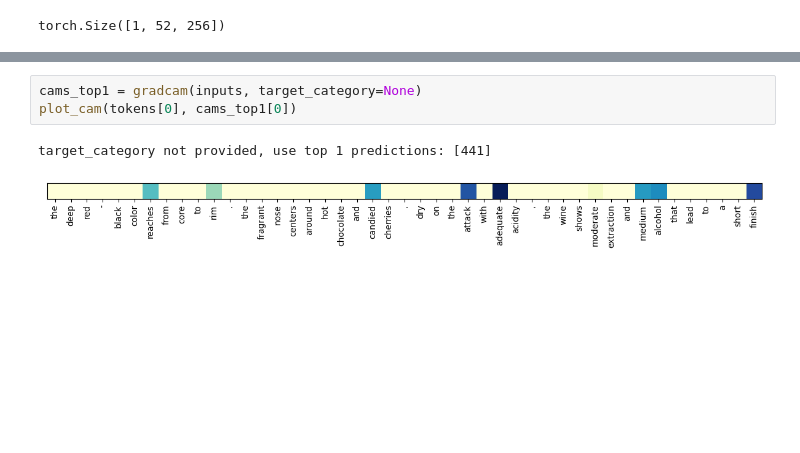
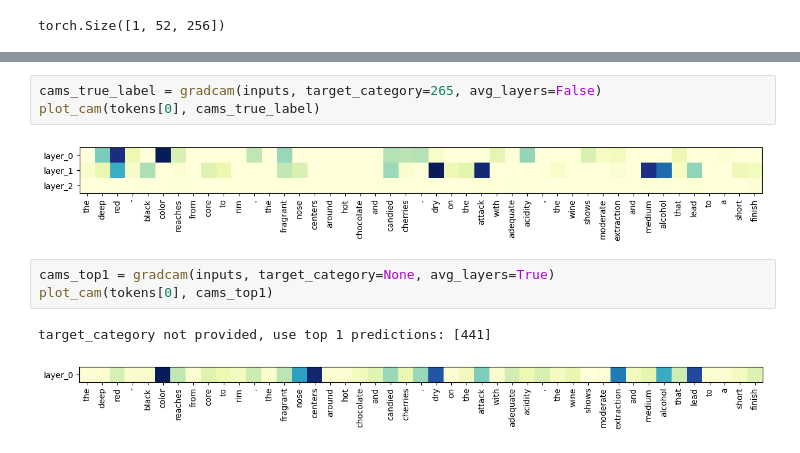
Before and after one commit to CeleritasML/sommelier-app, a Jupyter notebook: notebooks/grad_cam.ipynb, the cells around one changed output, grey strips where cells are left out. Cells and saved outputs as stored; diff of their text form; blank space fills up the shorter version.

```diff
--- a/notebooks/grad_cam.ipynb
+++ b/notebooks/grad_cam.ipynb
@@ -229,6 +290,11 @@ plot_cam(tokens[0], cams_true_label[0])
+# %%
+cams_true_label = gradcam(inputs, target_category=265, avg_layers=False)
+plot_cam(tokens[0], cams_true_label)
+# %% [output]
+[figure, added]
 # %%
-cams_top1 = gradcam(inputs, target_category=None)
-plot_cam(tokens[0], cams_top1[0])
+cams_top1 = gradcam(inputs, target_category=None, avg_layers=True)
+plot_cam(tokens[0], cams_top1)
 # %% [output]
 target_category not provided, use top 1 predictions: [441]
-[figure, old version]
+[figure, new version]
```
Also changed, not shown: parts of 9 cells of this notebook.
